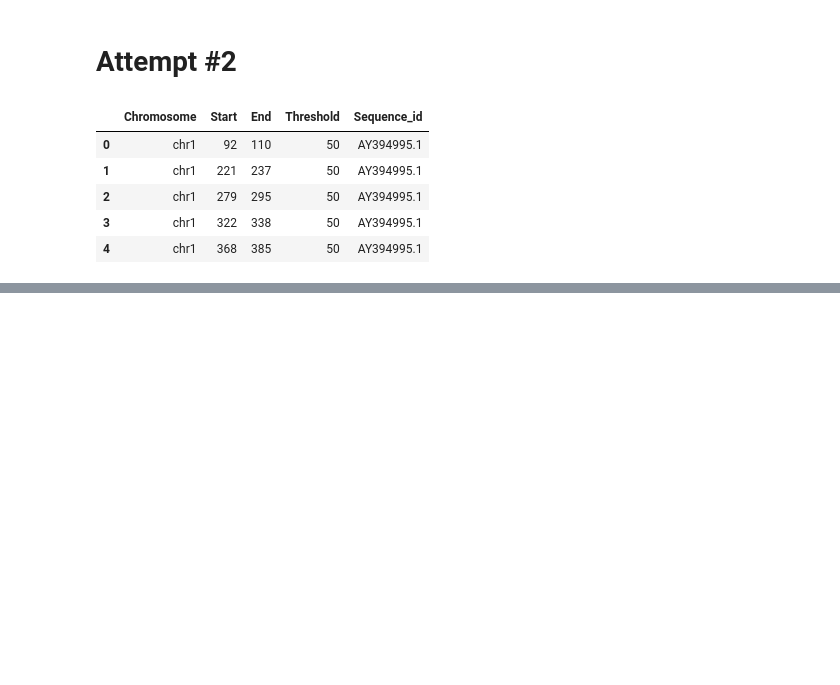
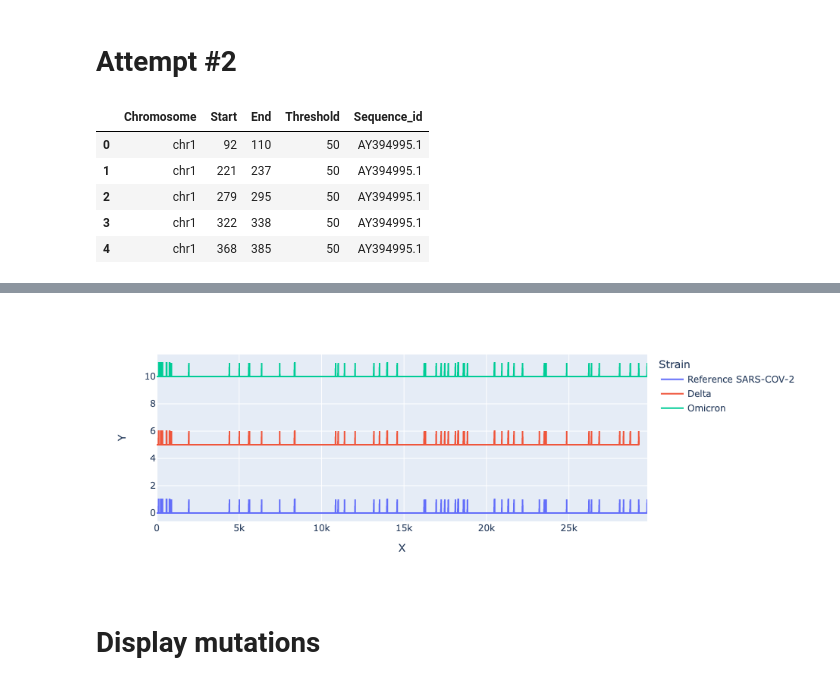
Before and after one commit to AlexShein/z_coronaviruses, a Jupyter notebook: evolutionary_zscores/visualizations.ipynb, the cells around one changed output, grey strips where cells are left out. Saved outputs shown, nothing was run; the diff lists cells and outputs as text; code cells hidden in the pictures; blank space fills up the shorter version.

```diff
--- a/evolutionary_zscores/visualizations.ipynb
+++ b/evolutionary_zscores/visualizations.ipynb
@@ -157,0 +419,11 @@ for threshold, group_df in zdna_ranges_df.groupby('Threshold'):
+# %%
+# fig = px.timeline(p_df.iloc[:100,:], x_start="Start", x_end="End", y="Strain")
+# # fig.update_yaxes(autorange="reversed") # otherwise tasks are listed from the bottom up
+# # fig.layout.xaxis.type = 'linear'
+fig = px.line(p_df, x='X', y='Y', color='Strain')
+
+fig.show()
+# %% [output]
+[figure, added]
+# %% [markdown]
+# Display mutations
```
Also changed, not shown: parts of 56 cells of this notebook, 6 other files.
